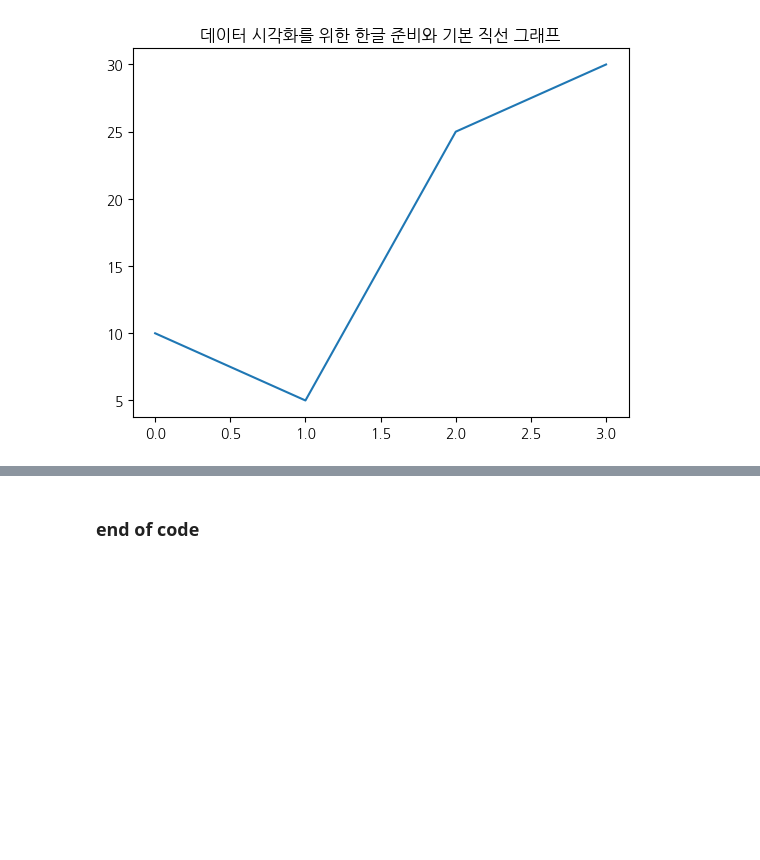
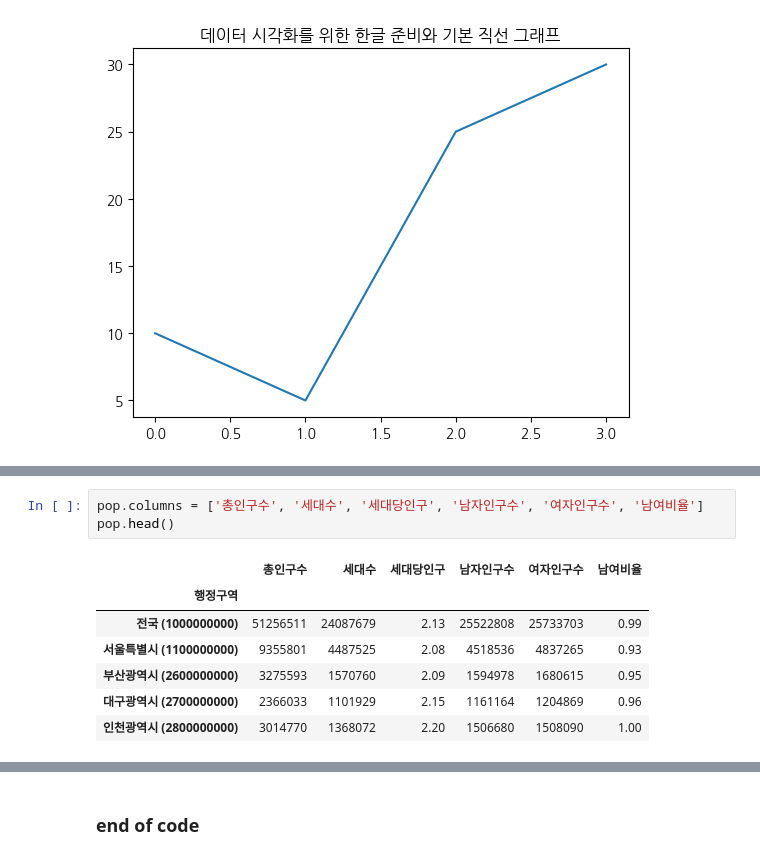
Before and after one commit to Jaeeik-Lee/2024-intro-DA-code, a Jupyter notebook: w01_intro_DA_for_jupyter_colab.ipynb, the cells around one changed output, grey strips where cells are left out. Saved outputs shown, nothing was run; the diff lists cells and outputs as text; blank space fills up the shorter version.

```diff
--- a/w01_intro_DA_for_jupyter_colab.ipynb
+++ b/w01_intro_DA_for_jupyter_colab.ipynb
@@ -51,0 +76,11 @@ plt.show()
+# %%
+pop.columns = ['총인구수', '세대수', '세대당인구', '남자인구수', '여자인구수', '남여비율']
+pop.head()
+# %% [output]
+|  | 총인구수 | 세대수 | 세대당인구 | 남자인구수 | 여자인구수 | 남여비율 |
+| 행정구역 |  |  |  |  |  |  |
+| 전국 (1000000000) | 51256511 | 24087679 | 2.13 | 25522808 | 25733703 | 0.99 |
+| 서울특별시 (1100000000) | 9355801 | 4487525 | 2.08 | 4518536 | 4837265 | 0.93 |
+| 부산광역시 (2600000000) | 3275593 | 1570760 | 2.09 | 1594978 | 1680615 | 0.95 |
+| 대구광역시 (2700000000) | 2366033 | 1101929 | 2.15 | 1161164 | 1204869 | 0.96 |
+| 인천광역시 (2800000000) | 3014770 | 1368072 | 2.20 | 1506680 | 1508090 | 1.00 |
```
Also changed, not shown: parts of 4 cells of this notebook.
